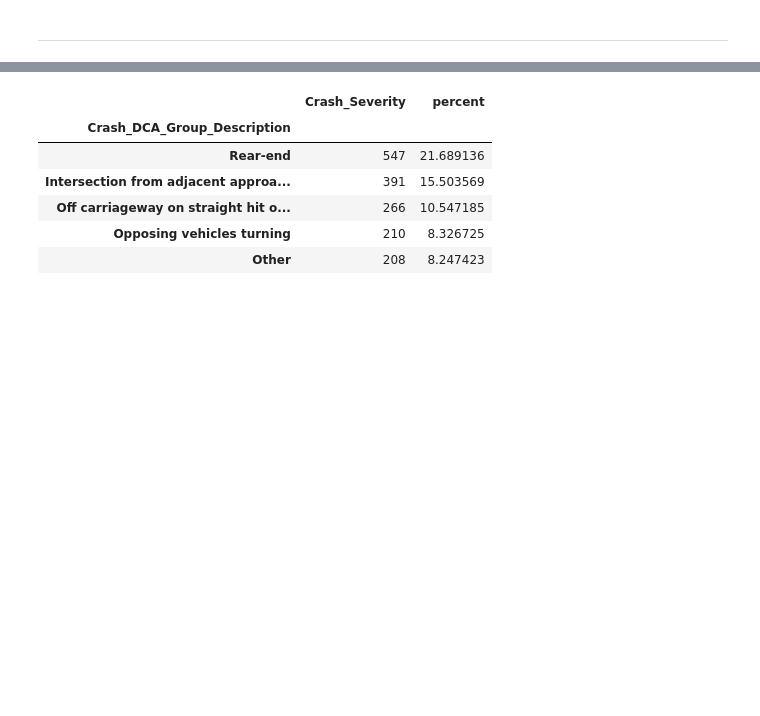
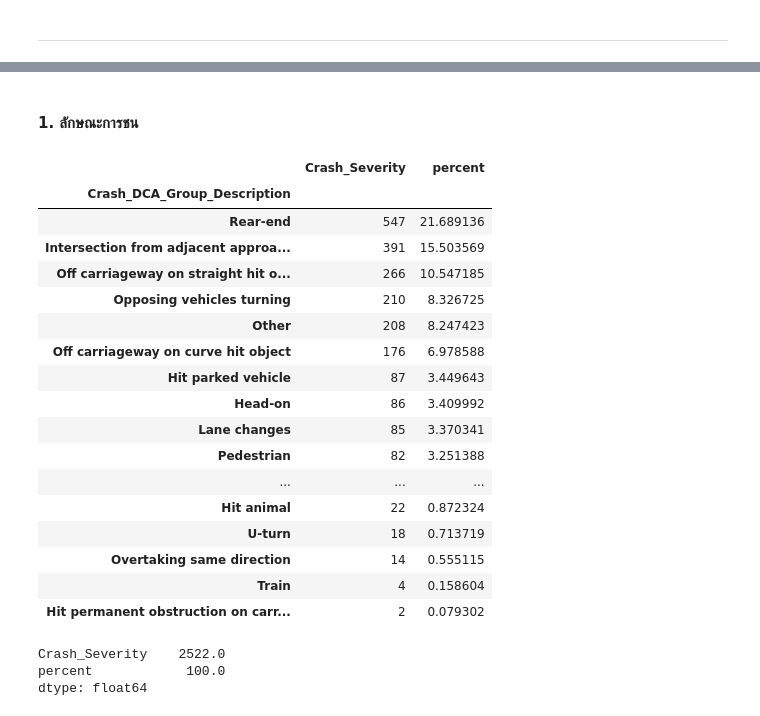
Before and after one commit to sarocha19/Assignment, a Jupyter notebook: assingment.ipynb, the cells around one changed output, grey strips where cells are left out. Cells and saved outputs as stored; diff of their text form; code cells hidden in the pictures; blank space fills up the shorter version.

```diff
--- a/assingment.ipynb
+++ b/assingment.ipynb
@@ -382,20 +409,39 @@ year2005_Severity_count
+# %% [markdown]
+#### 1. ลักษณะการชน
 # %%
 roaddata_y2005 = roaddata[(roaddata['Crash_Year'] == 2005)].reset_index(drop=True)
 
 DCA_count = roaddata_y2005.groupby('Crash_DCA_Group_Description')['Crash_Severity'].count().reset_index()
 DCA_count['percent'] = DCA_count['Crash_Severity'].apply(lambda x : 100*x/sum(DCA_count['Crash_Severity']))
 
 DCA_count = DCA_count.sort_values('percent',ascending=False)
 DCA_count.set_index('Crash_DCA_Group_Description', inplace=True)
-DCA_count.head(5)
+DCA_count
 # %% [output]
 |  | Crash_Severity | percent |
 | Crash_DCA_Group_Description |  |  |
 | Rear-end | 547 | 21.689136 |
 | Intersection from adjacent approa... | 391 | 15.503569 |
 | Off carriageway on straight hit o... | 266 | 10.547185 |
 | Opposing vehicles turning | 210 | 8.326725 |
 | Other | 208 | 8.247423 |
+| Off carriageway on curve hit object | 176 | 6.978588 |
+| Hit parked vehicle | 87 | 3.449643 |
+| Head-on | 86 | 3.409992 |
+| Lane changes | 85 | 3.370341 |
+| Pedestrian | 82 | 3.251388 |
+| ... | ... | ... |
+| Hit animal | 22 | 0.872324 |
+| U-turn | 18 | 0.713719 |
+| Overtaking same direction | 14 | 0.555115 |
+| Train | 4 | 0.158604 |
+| Hit permanent obstruction on carr... | 2 | 0.079302 |
+# %%
+DCA_count.sum()
+# %% [output]
+Crash_Severity    2522.0
+percent            100.0
+dtype: float64
 # %%
 
 roaddata_y2005 = roaddata[(roaddata['Crash_Year'] == 2005)]
```
Also changed, not shown: parts of 18 cells of this notebook.
